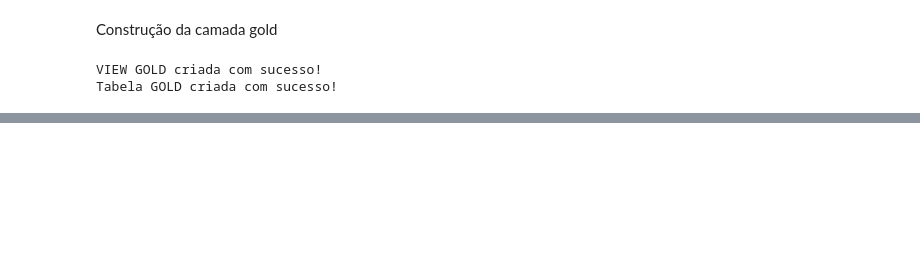
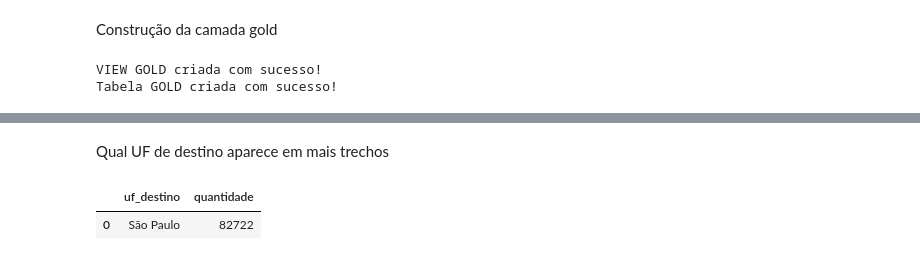
Before and after one commit to heloisacomelli/Projeto-Avaliativo-Modulo1-Heloisa_Campos_Comelli, a Jupyter notebook: 3_analise.ipynb, the cells around one changed output, grey strips where cells are left out. Cells and saved outputs as stored; diff of their text form; code cells hidden in the pictures; blank space fills up the shorter version.

```diff
--- a/3_analise.ipynb
+++ b/3_analise.ipynb
@@ -200,0 +355,19 @@ Tabela GOLD criada com sucesso!
+# %% [markdown]
+Qual UF de destino aparece em mais trechos
+# %%
+sql_uf_destino = """
+SELECT
+    categoria AS uf_destino,
+    quantidade
+FROM gold_indicadores
+WHERE indicador = 'uf_destino_mais_frequente'
+ORDER BY quantidade DESC
+LIMIT 1;
+"""
+
+df_uf_destino = consultar(sql_uf_destino)
+
+display(df_uf_destino)
+# %% [output]
+|  | uf_destino | quantidade |
+| 0 | São Paulo | 82722 |
```
Also changed, not shown: parts of 8 cells of this notebook.
